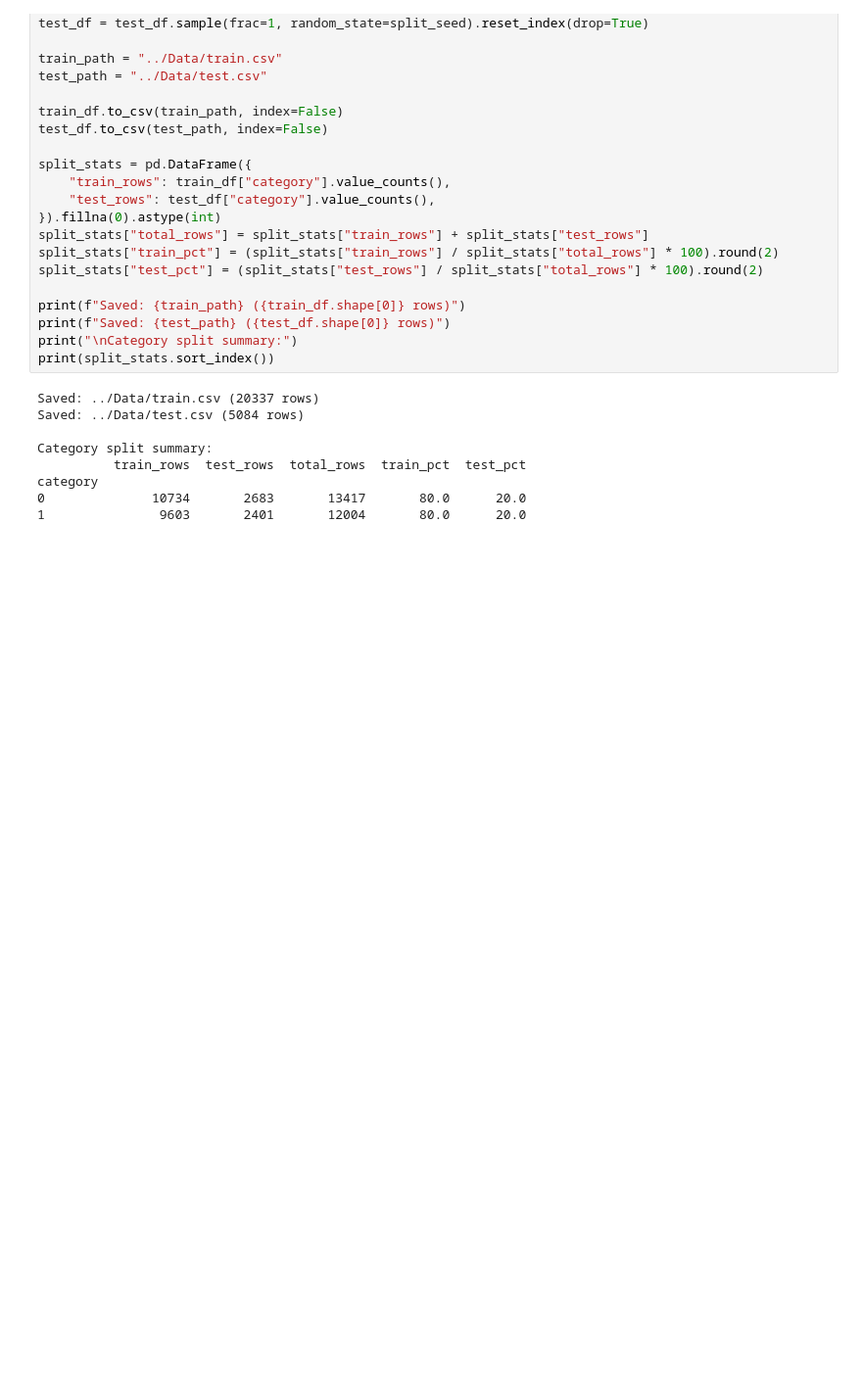
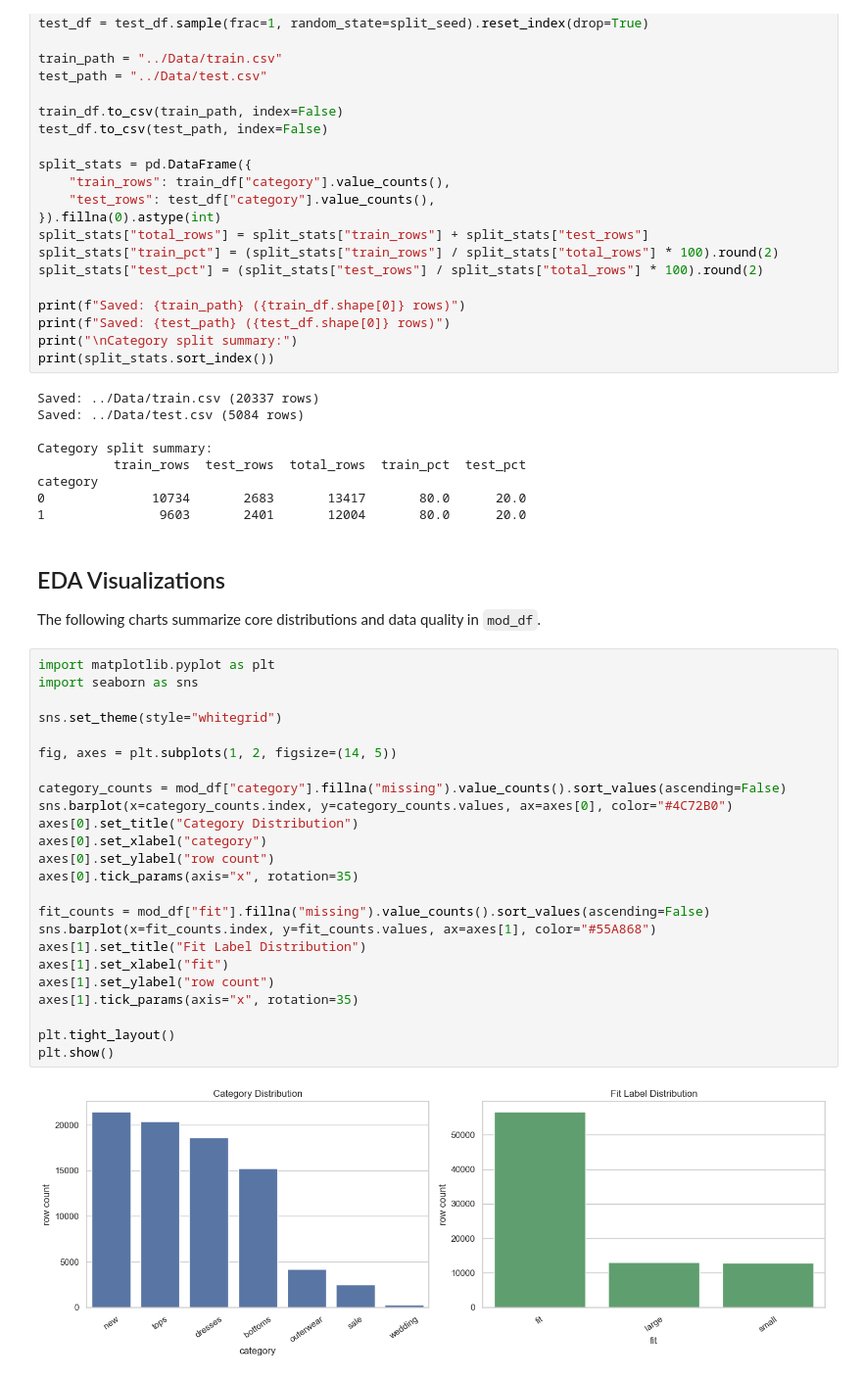
Before and after one commit to AnanyaS05/To-Fit-or-Not-to-Fit, a Jupyter notebook: src/eda.ipynb, the cells around one changed output. Shown at 98% size. Saved outputs shown, nothing was run; the diff lists cells and outputs as text; blank space fills up the shorter version.

Commit message:
Add visualizations

```diff
--- a/src/eda.ipynb
+++ b/src/eda.ipynb
@@ -277,3 +277,32 @@ Category split summary:
 category
 0              10734       2683       13417       80.0      20.0
 1               9603       2401       12004       80.0      20.0
+# %% [markdown]
+## EDA Visualizations
+The following charts summarize core distributions and data quality in `mod_df`.
+# %%
+import matplotlib.pyplot as plt
+import seaborn as sns
+
+sns.set_theme(style="whitegrid")
+
+fig, axes = plt.subplots(1, 2, figsize=(14, 5))
+
+category_counts = mod_df["category"].fillna("missing").value_counts().sort_values(ascending=False)
+sns.barplot(x=category_counts.index, y=category_counts.values, ax=axes[0], color="#4C72B0")
+axes[0].set_title("Category Distribution")
+axes[0].set_xlabel("category")
+axes[0].set_ylabel("row count")
+axes[0].tick_params(axis="x", rotation=35)
+
+fit_counts = mod_df["fit"].fillna("missing").value_counts().sort_values(ascending=False)
+sns.barplot(x=fit_counts.index, y=fit_counts.values, ax=axes[1], color="#55A868")
+axes[1].set_title("Fit Label Distribution")
+axes[1].set_xlabel("fit")
+axes[1].set_ylabel("row count")
+axes[1].tick_params(axis="x", rotation=35)
+
+plt.tight_layout()
+plt.show()
+# %% [output]
+[figure, added]
```
Also changed, not shown: parts of 1 cell of this notebook, 2 other files.
